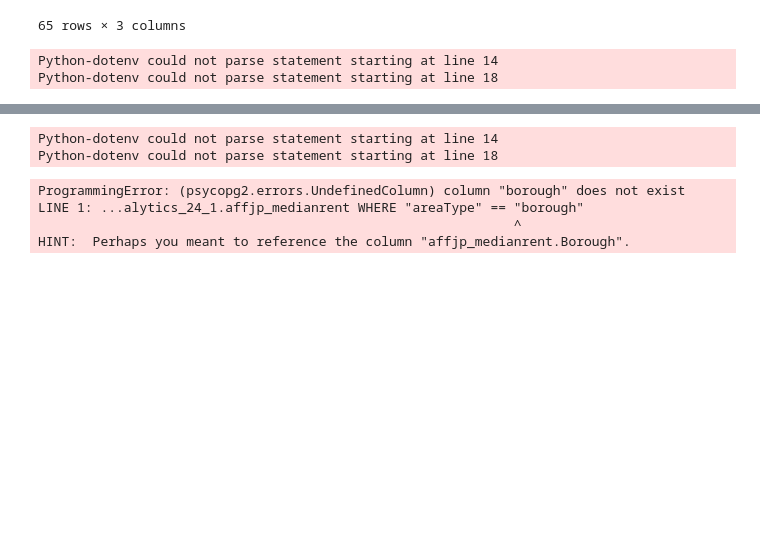
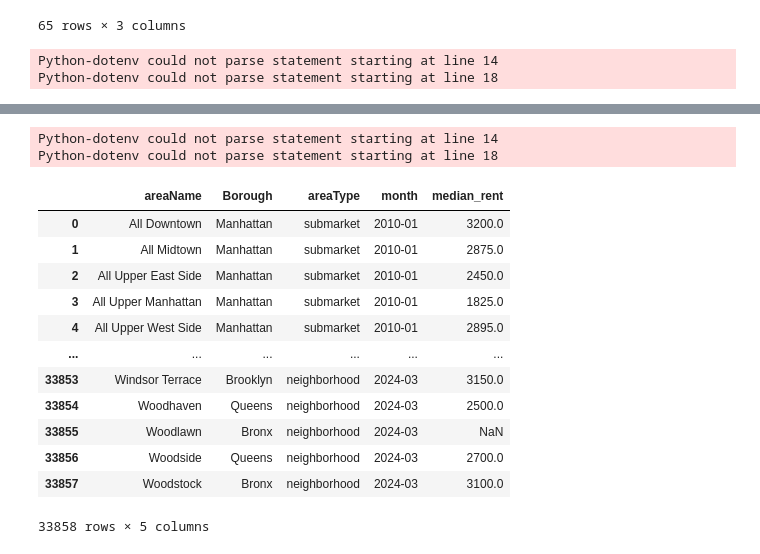
Before and after one commit to Jeff-Brady/crime_nerds, a Jupyter notebook: jeff.ipynb, the cells around one changed output, grey strips where cells are left out. Cells and saved outputs as stored; diff of their text form; code cells hidden in the pictures; blank space fills up the shorter version.

```diff
--- a/jeff.ipynb
+++ b/jeff.ipynb
@@ -130,9 +146,18 @@ The affjp_medianrent table was imported successfully.
 # %%
-get_dataframe(f'SELECT * FROM {schema}.affjp_medianrent WHERE "areaType" == "borough" ')
+get_dataframe(f'SELECT * FROM {schema}.median_rent_monthly')
 # %% [output]
 Python-dotenv could not parse statement starting at line 14
 Python-dotenv could not parse statement starting at line 18
+|  | areaName | Borough | areaType | month | median_rent |
+| 0 | All Downtown | Manhattan | submarket | 2010-01 | 3200.0 |
+| 1 | All Midtown | Manhattan | submarket | 2010-01 | 2875.0 |
+| 2 | All Upper East Side | Manhattan | submarket | 2010-01 | 2450.0 |
+| 3 | All Upper Manhattan | Manhattan | submarket | 2010-01 | 1825.0 |
+| 4 | All Upper West Side | Manhattan | submarket | 2010-01 | 2895.0 |
+| ... | ... | ... | ... | ... | ... |
+| 33853 | Windsor Terrace | Brooklyn | neighborhood | 2024-03 | 3150.0 |
+| 33854 | Woodhaven | Queens | neighborhood | 2024-03 | 2500.0 |
+| 33855 | Woodlawn | Bronx | neighborhood | 2024-03 | NaN |
+| 33856 | Woodside | Queens | neighborhood | 2024-03 | 2700.0 |
+| 33857 | Woodstock | Bronx | neighborhood | 2024-03 | 3100.0 |
-ProgrammingError: (psycopg2.errors.UndefinedColumn) column "borough" does not exist
-LINE 1: ...alytics_24_1.affjp_medianrent WHERE "areaType" == "borough"
-                                                             ^
-HINT:  Perhaps you meant to reference the column "affjp_medianrent.Borough".
+33858 rows × 5 columns
```
Also changed, not shown: parts of 7 cells of this notebook, 1 other file.
